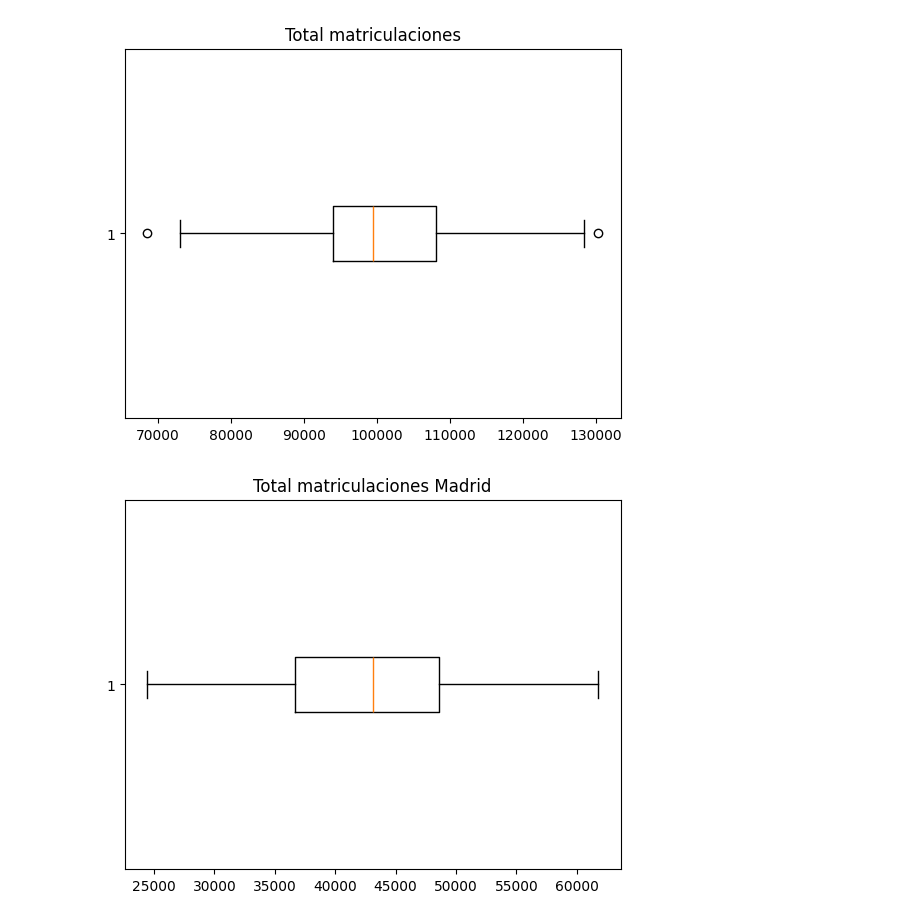
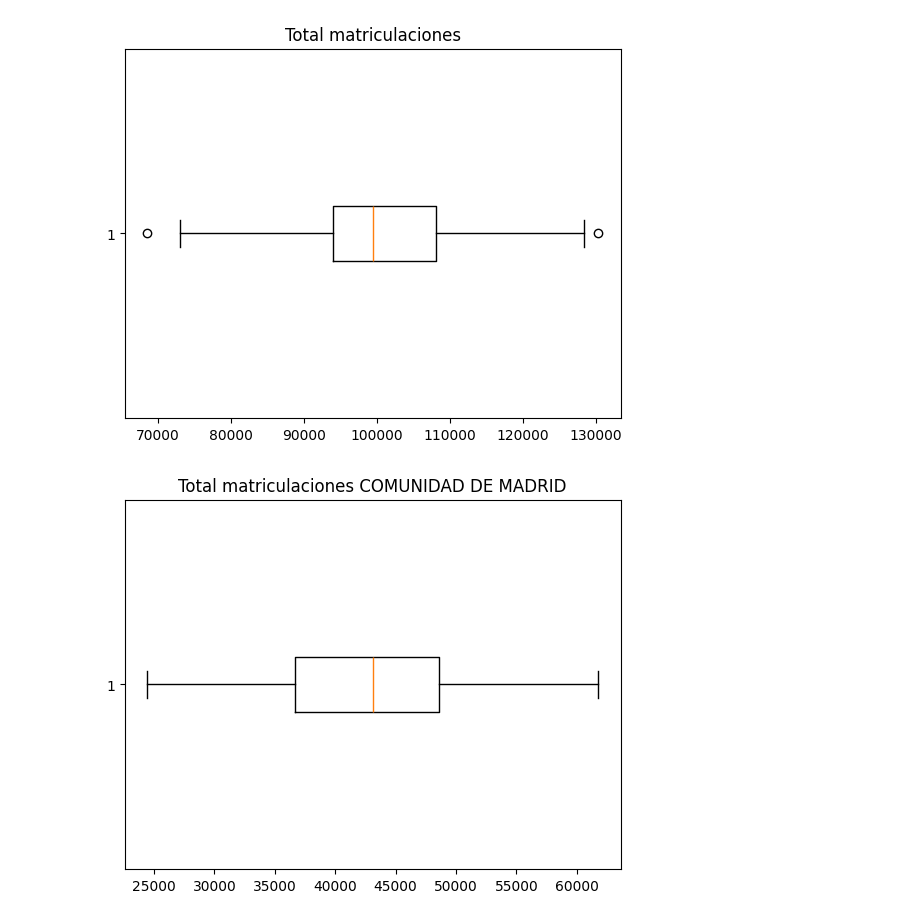
Before and after one commit to fpaniaguapython/SANBLAS_202609_IFCD0011, a Jupyter notebook: Módulo 3 - Ejercicios/15_Matriculaciones/SANBLAS_202609_015_Ejercicio_boxplot.ipynb, the cells around one changed output. Cells and saved outputs as stored; diff of their text form; code cells hidden in the pictures.

```diff
--- a/Módulo 3 - Ejercicios/15_Matriculaciones/SANBLAS_202609_015_Ejercicio_boxplot.ipynb
+++ b/Módulo 3 - Ejercicios/15_Matriculaciones/SANBLAS_202609_015_Ejercicio_boxplot.ipynb
@@ -38,12 +38,18 @@ plt.show()
 # %%
 # Total de Madrid
 nombre_comunidad = 'COMUNIDAD DE MADRID'
-#plt.boxplot(datos.iloc[10,1:], orientation='horizontal')
+# Opción 1: Obtención de datos por posición
+#datos_comunidad =datos.iloc[10,1:]
+#plt.boxplot(datos_comunidad, orientation='horizontal')
 
-plt.title("Total matriculaciones Madrid")
+# Opción 2: Obtención de datos por nombre de celda
+datos_comunidad = datos[datos['comunidad'] == nombre_comunidad]
+plt.boxplot(datos_comunidad.iloc[0, 1:], orientation='horizontal')
+
+plt.title(f"Total matriculaciones {nombre_comunidad}")
 plt.show()
 # %% [output]
-[figure, old version]
+[figure, new version]
 # %%
 # Por meses
 
```
Also changed, not shown: parts of 5 cells of this notebook, 1 other file.
